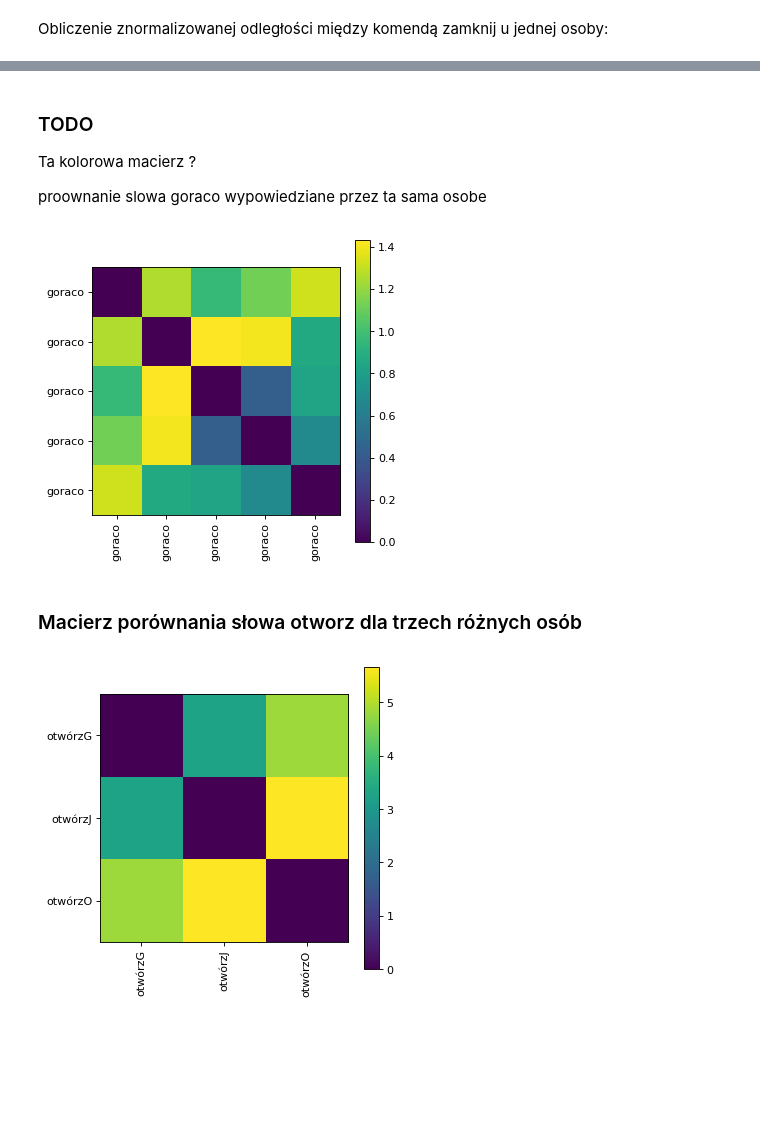
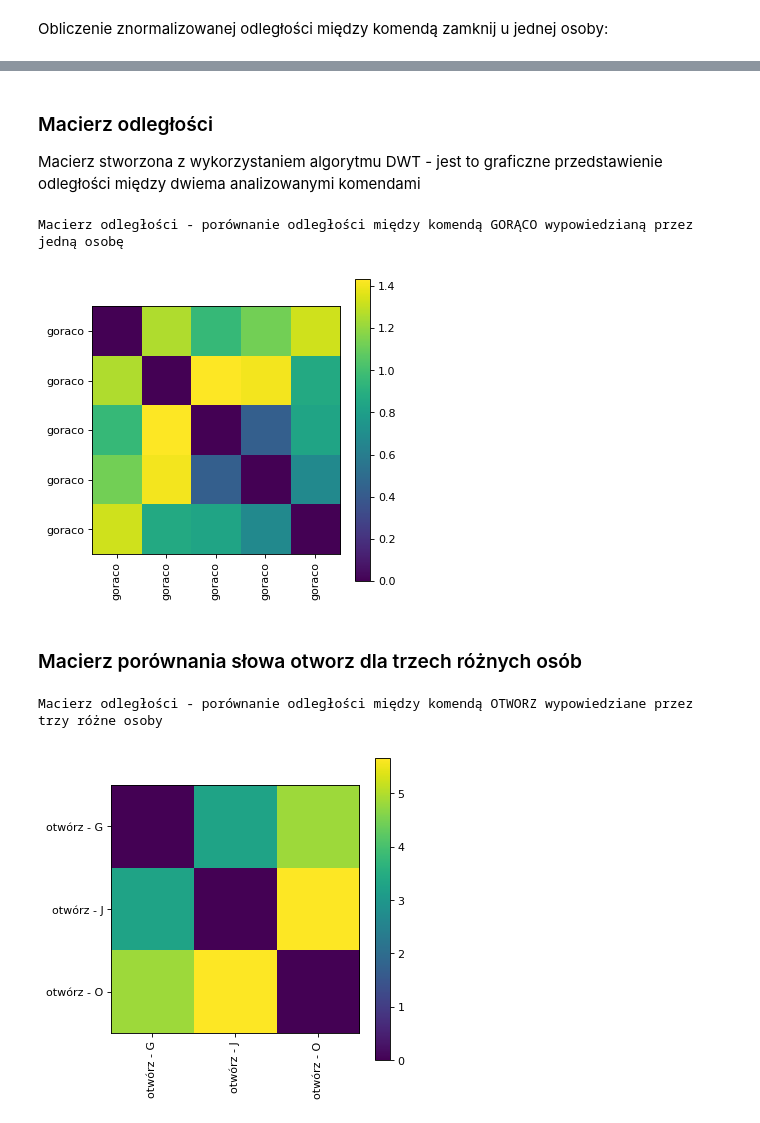
Before and after one commit to aleksandraszum/glosowemisie, a Jupyter notebook: Project.ipynb, the cells around one changed output, grey strips where cells are left out. Saved outputs shown, nothing was run; the diff lists cells and outputs as text; code cells hidden in the pictures; blank space fills up the shorter version.

```diff
--- a/Project.ipynb
+++ b/Project.ipynb
@@ -157,9 +152,8 @@ Różnica odległości między otwórz u tej samej osoby: 1.9417552141448073
 [figure]
-# %% [markdown]
-### TODO
-Ta kolorowa macierz ?
-
-proownanie slowa goraco wypowiedziane przez ta sama osobe
+# %% [markdown]
+### Macierz odległości
+
+Macierz stworzona z wykorzystaniem algorytmu DWT - jest to graficzne przedstawienie odległości między dwiema analizowanymi komendami
 # %%
 def compute_and_plot_distances(my_com, paths=None, features=None):
     if features is None:
@@ -187,19 +181,24 @@ my_com = ['goraco'] * 5
 
 paths = ['G{}'.format(i) for i in range(11, 16)]
 
+print('Macierz odległości - porównanie odległości między komendą GORĄCO wypowiedzianą przez jedną osobę')
 compute_and_plot_distances(my_com, paths)
 # %% [output]
+Macierz odległości - porównanie odległości między komendą GORĄCO wypowiedzianą przez jedną osobę
 [figure]
 # %% [markdown]
 ### Macierz porównania słowa otworz dla trzech różnych osób
 # %%
-my_com = ['otwórzG', 'otwórzJ', 'otwórzO']
+my_com = ['otwórz - G', 'otwórz - J', 'otwórz - O']
 
 paths = ['{}2'.format(p) for p in 'GJO']
 
+print('Macierz odległości - porównanie odległości między komendą OTWORZ wypowiedziane przez trzy różne osoby')
+
 compute_and_plot_distances(my_com, paths)
 # %% [output]
+Macierz odległości - porównanie odległości między komendą OTWORZ wypowiedziane przez trzy różne osoby
-[figure, old version]
+[figure, new version]
 # %%
 commands = ['otwórz', 'zamknij', 'gorąco', 'zimno', 'ciemno', 'jasno', 'stop', 'rozwiń', 'zasłoń']
 
```
Also changed, not shown: parts of 14 cells of this notebook, 2 other files.
